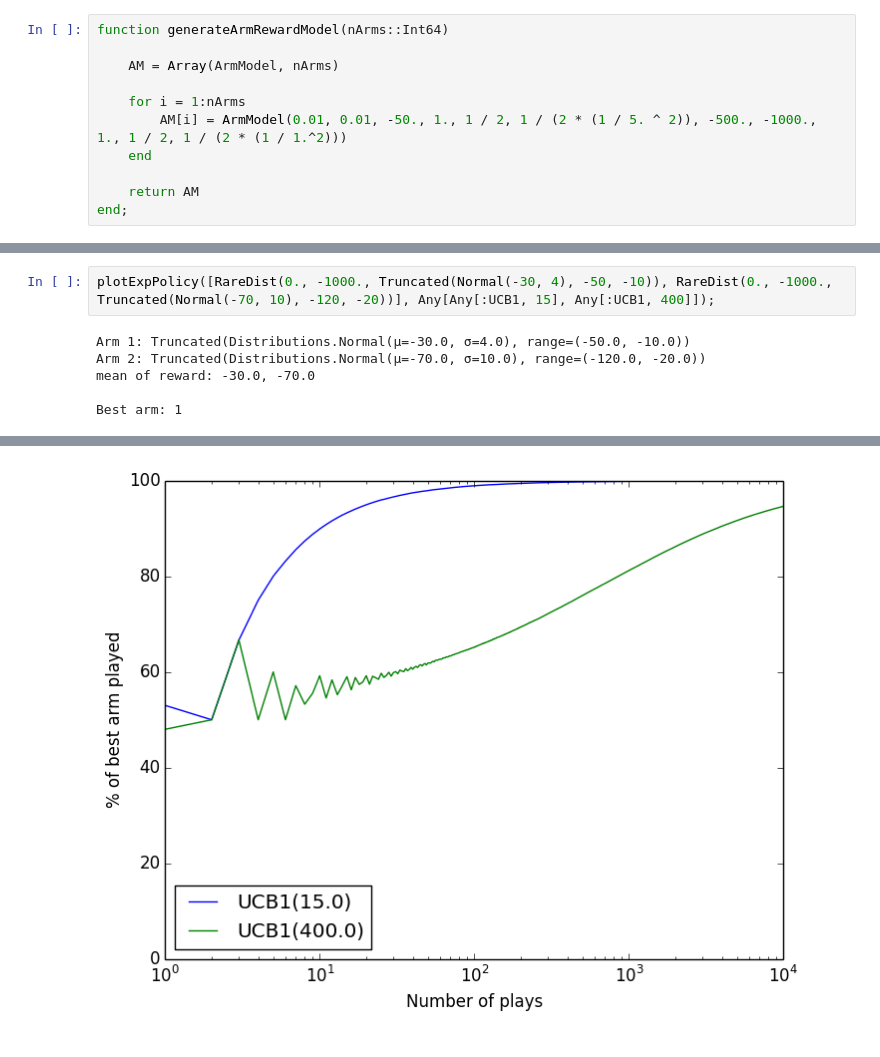
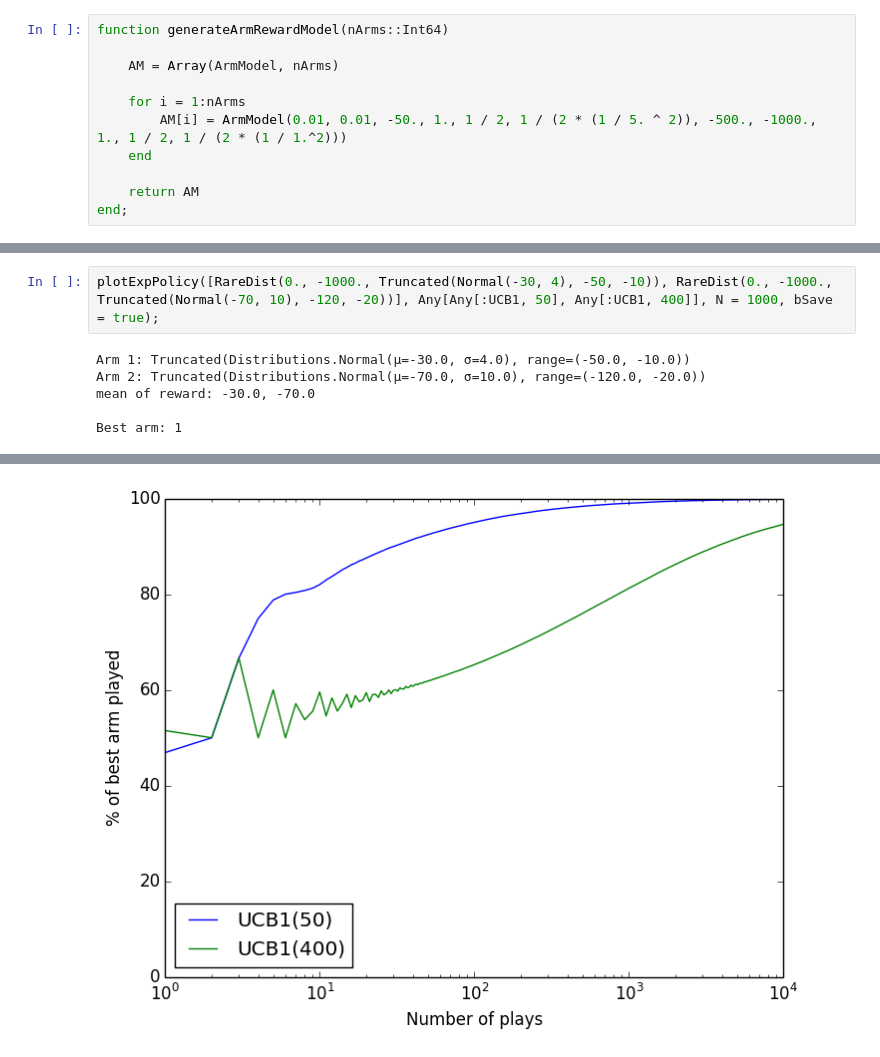
Before and after one commit to neosado/MultiArmedBandit, a Jupyter notebook: IJCAI.ipynb, the cells around one changed output, grey strips where cells are left out. Saved outputs shown, nothing was run; the diff lists cells and outputs as text.

```diff
--- a/IJCAI.ipynb
+++ b/IJCAI.ipynb
@@ -36,5 +36,5 @@ Best arm: 1
 # %%
-plotExpPolicy([RareDist(0., -1000., Truncated(Normal(-30, 4), -50, -10)), RareDist(0., -1000., Truncated(Normal(-70, 10), -120, -20))], Any[Any[:UCB1, 15], Any[:UCB1, 400]]);
+plotExpPolicy([RareDist(0., -1000., Truncated(Normal(-30, 4), -50, -10)), RareDist(0., -1000., Truncated(Normal(-70, 10), -120, -20))], Any[Any[:UCB1, 50], Any[:UCB1, 400]], N = 1000, bSave = true);
 # %% [output]
 Arm 1: Truncated(Distributions.Normal(μ=-30.0, σ=4.0), range=(-50.0, -10.0))
 Arm 2: Truncated(Distributions.Normal(μ=-70.0, σ=10.0), range=(-120.0, -20.0))
@@ -45,2 +45,2 @@ Best arm: 1
-[figure, old version]
+[figure, new version]
 # %%
```
Also changed, not shown: parts of 12 cells of this notebook.
